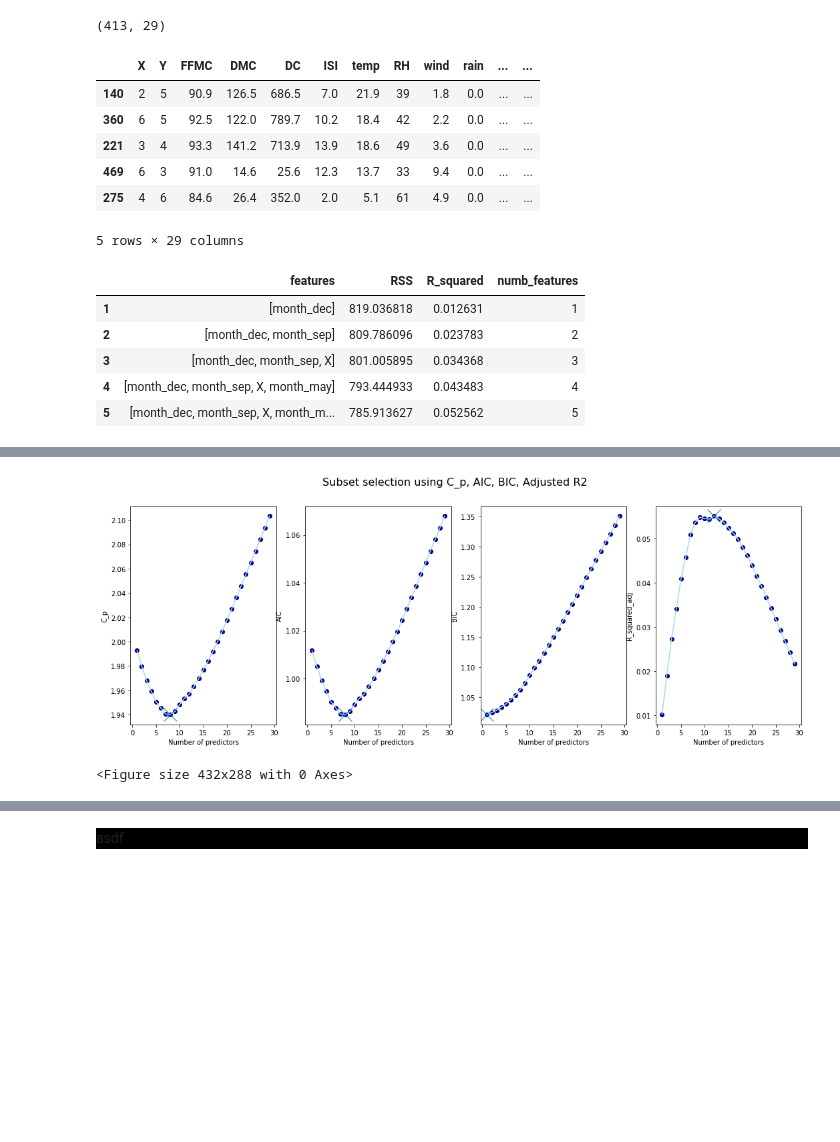
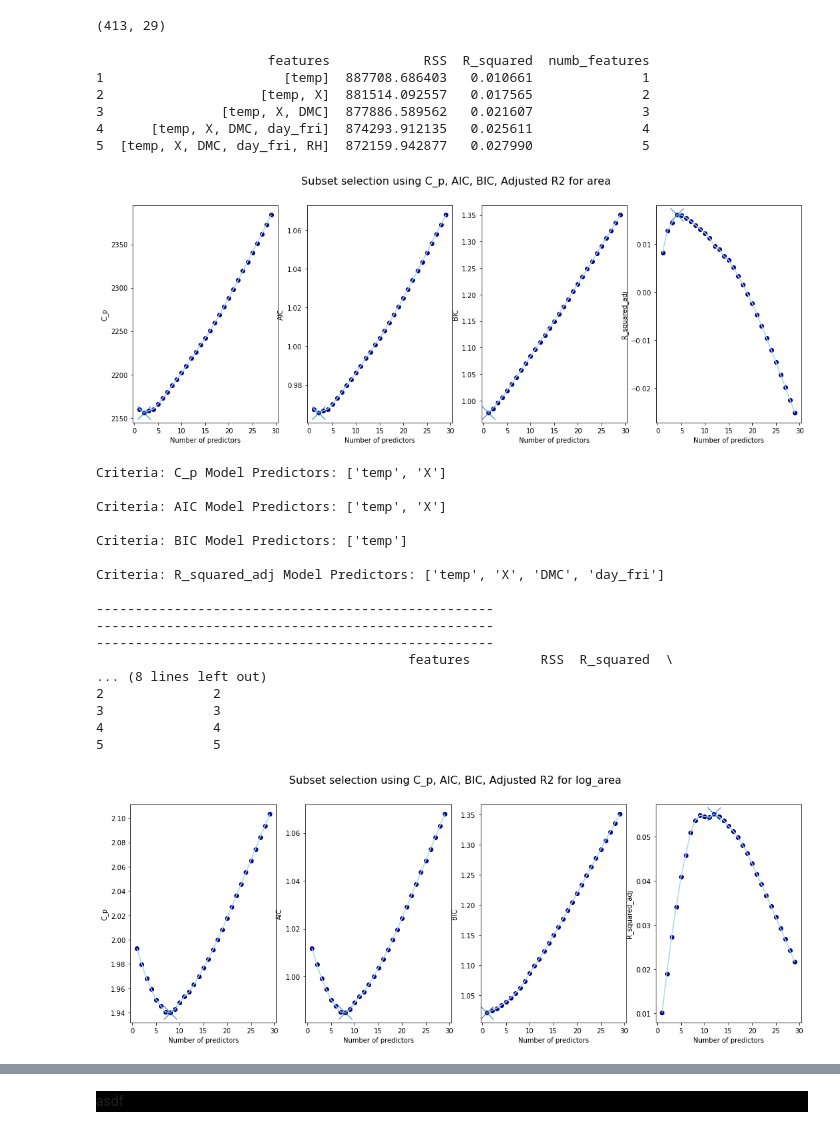
Before and after one commit to nicodemusmd/Forest_Fire, a Jupyter notebook: Deep Learning.ipynb, the cells around one changed output, grey strips where cells are left out. Saved outputs shown, nothing was run; the diff lists cells and outputs as text; code cells hidden in the pictures; blank space fills up the shorter version.

Commit message:
finished linear model

```diff
--- a/Deep Learning.ipynb
+++ b/Deep Learning.ipynb
@@ -324,31 +324,57 @@ data = df.drop(columns = ["area", "log_area"])
 data.shape
 # %% [output]
 (413, 29)
-# %%
-data.head()
-# %% [output]
-|  | X | Y | FFMC | DMC | DC | ISI | temp | RH | wind | rain | ... | ... |
-| 140 | 2 | 5 | 90.9 | 126.5 | 686.5 | 7.0 | 21.9 | 39 | 1.8 | 0.0 | ... | ... |
-| 360 | 6 | 5 | 92.5 | 122.0 | 789.7 | 10.2 | 18.4 | 42 | 2.2 | 0.0 | ... | ... |
-| 221 | 3 | 4 | 93.3 | 141.2 | 713.9 | 13.9 | 18.6 | 49 | 3.6 | 0.0 | ... | ... |
-| 469 | 6 | 3 | 91.0 | 14.6 | 25.6 | 12.3 | 13.7 | 33 | 9.4 | 0.0 | ... | ... |
-| 275 | 4 | 6 | 84.6 | 26.4 | 352.0 | 2.0 | 5.1 | 61 | 4.9 | 0.0 | ... | ... |
-5 rows × 29 columns
 # %%
-y_fs = df.log_area
+y_fs = ['area', 'log_area']
 X_fs = data
 
-fs = feature_selection(X_fs, y_fs)
 
 # My fs object returns the DataFrame.
 # The object can then be put directly into the plot_feature_selection_criterion() function along with the
-# predictor DataFrame and the y values.
+# predictor DataFrame and the y values and the name of the model (optional).
 
-fs.head()
+
+for res in y_fs:
+
+    model = res
+    fs = feature_selection(X_fs, df[res])
+    print(fs.head())
+
+    plot_feature_selection_criterion(fs, X_fs, df[res], model, save = True)
+    variables = ['C_p', 'AIC','BIC','R_squared_adj']
+
+    for v in (variables):
+        if v == "R_squared_adj":
+            model = fs[fs[v] == fs[v].max()]["features"]
+        else:
+            model = fs[fs[v] == fs[v].min()]["features"]
+        print(f"Criteria: {v} Model Predictors: {list(model)[0]}\n")
+    print("---------------------------------------------------")
+    print("---------------------------------------------------")
+    print("---------------------------------------------------")
 # %% [output]
-|  | features | RSS | R_squared | numb_features |
-| 1 | [month_dec] | 819.036818 | 0.012631 | 1 |
-| 2 | [month_dec, month_sep] | 809.786096 | 0.023783 | 2 |
-| 3 | [month_dec, month_sep, X] | 801.005895 | 0.034368 | 3 |
-| 4 | [month_dec, month_sep, X, month_may] | 793.444933 | 0.043483 | 4 |
-| 5 | [month_dec, month_sep, X, month_m... | 785.913627 | 0.052562 | 5 |
+                      features            RSS  R_squared  numb_features
+1                       [temp]  887708.686403   0.010661              1
+2                    [temp, X]  881514.092557   0.017565              2
+3               [temp, X, DMC]  877886.589562   0.021607              3
+4      [temp, X, DMC, day_fri]  874293.912135   0.025611              4
+5  [temp, X, DMC, day_fri, RH]  872159.942877   0.027990              5
+[figure, added]
+Criteria: C_p Model Predictors: ['temp', 'X']
+
+Criteria: AIC Model Predictors: ['temp', 'X']
+
+Criteria: BIC Model Predictors: ['temp']
+
+Criteria: R_squared_adj Model Predictors: ['temp', 'X', 'DMC', 'day_fri']
+
+---------------------------------------------------
+---------------------------------------------------
+---------------------------------------------------
+                                        features         RSS  R_squared  \
+... (8 lines left out)
+2              2
+3              3
+4              4
+5              5
+[figure, added]
@@ -355,6 +391,0 @@ fs.head()
-# %%
-plot_feature_selection_criterion(fs, X_fs, y_fs)
-#plt.savefig("Images/EDA/feature_selection.png")
-# %% [output]
-[figure, removed]
-<Figure size 432x288 with 0 Axes>
```
Also changed, not shown: parts of 16 cells of this notebook, 5 other files.
